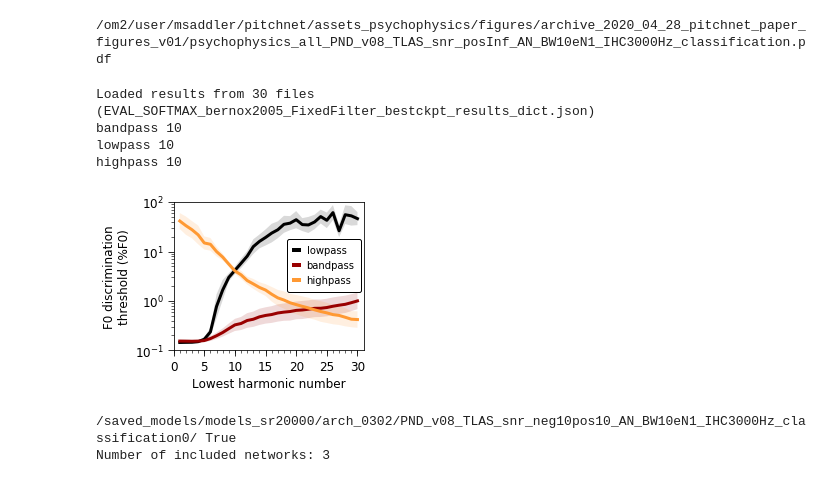
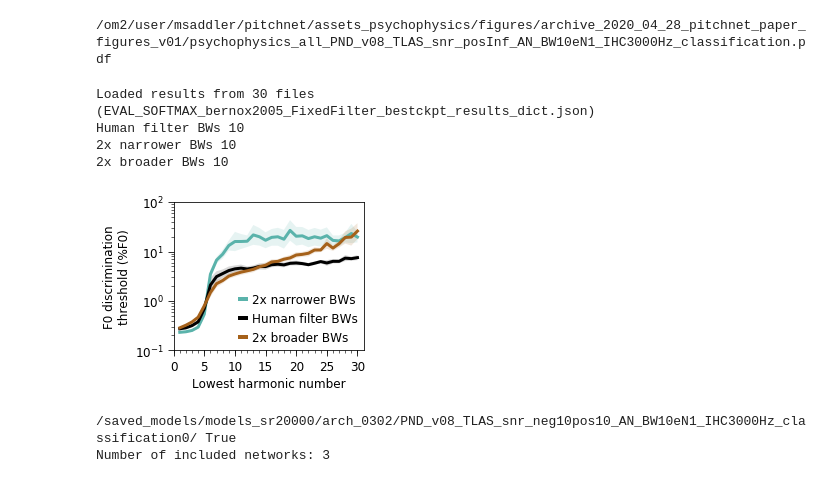
Before and after one commit to msaddler/pitchnet, a Jupyter notebook: assets_psychophysics/notebook_figures_poster.ipynb, the cells around one changed output. Cells and saved outputs as stored; diff of their text form; code cells hidden in the pictures.

```diff
--- a/assets_psychophysics/notebook_figures_poster.ipynb
+++ b/assets_psychophysics/notebook_figures_poster.ipynb
@@ -607,9 +598,9 @@ master_list = [
 #     ('/om/scratch/*/msaddler/pitchnet/saved_models/arch_search_v01_spont070_BW10eN1_IHC3000Hz_IHC7order/arch_*/EVAL_SOFTMAX_bernox2005_FixedFilter_bestckpt_results_dict.json', 'Human filter BWs'),
 #     ('/om/scratch/*/msaddler/pitchnet/saved_models/arch_search_v01_spont070_BW20eN1_IHC3000Hz_IHC7order/arch_*/EVAL_SOFTMAX_bernox2005_FixedFilter_bestckpt_results_dict.json', '2x broader BWs'),
 
-#     ('models_sr20000/arch_0302/PND_v08_TLAS_snr_neg10pos10_AN_BW05eN1_IHC3000Hz_classification*/', '2x narrower BWs'),
-#     ('models_sr20000/arch_0302/PND_v08_TLAS_snr_neg10pos10_AN_BW10eN1_IHC3000Hz_classification*/', 'Human filter BWs'),
-#     ('models_sr20000/arch_0302/PND_v08_TLAS_snr_neg10pos10_AN_BW20eN1_IHC3000Hz_classification*/', '2x broader BWs'),
+    ('models_sr20000/arch_0302/PND_v08_TLAS_snr_neg10pos10_AN_BW05eN1_IHC3000Hz_classification*/', '2x narrower BWs'),
+    ('models_sr20000/arch_0302/PND_v08_TLAS_snr_neg10pos10_AN_BW10eN1_IHC3000Hz_classification*/', 'Human filter BWs'),
+    ('models_sr20000/arch_0302/PND_v08_TLAS_snr_neg10pos10_AN_BW20eN1_IHC3000Hz_classification*/', '2x broader BWs'),
 
 #     ('/om/scratch/*/msaddler/pitchnet/saved_models/arch_search_v01_spont070_BW10eN1_IHC3000Hz_IHC7order/arch_*/EVAL_SOFTMAX_TEST_BW05eN1_IHC3000Hz_ANMODEL_bernox2005_FixedFilter_bestckpt_results_dict.json', '0.5x test only'),
 #     ('/om/scratch/*/msaddler/pitchnet/saved_models/arch_search_v01_spont070_BW10eN1_IHC3000Hz_IHC7order/arch_*/EVAL_SOFTMAX_bernox2005_FixedFilter_bestckpt_results_dict.json', '1.0x test only'),
@@ -633,9 +624,9 @@ master_list = [
 #     ('models_sr20000/arch_0302/PND_v08_TLAS_snr_neg10pos10_AN_BW10eN1_IHC3000Hz_classification*/', 'Speech + Music (natural)'),
 #     ('models_sr20000/arch_0302/PND_v08_TLAS_snr_neg10pos10_filter_signalBPv00_AN_BW10eN1_IHC3000Hz_classification*/', 'Speech + Music (bandpass)'),
 #     ('models_sr20000/arch_0302/PND_v08_TLAS_snr_neg10pos10_filter_signalHPv00_AN_BW10eN1_IHC3000Hz_classification*/', 'Speech + Music (highpass)'),
-    ('models_sr20000/arch_0302/PND_synthetic_noise_UMNm_snr_neg10pos10_phase0_filter_signalLPv00_AN_BW10eN1_IHC3000Hz_classification*/', 'lowpass'),
-    ('models_sr20000/arch_0302/PND_synthetic_noise_UMNm_snr_neg10pos10_phase0_filter_signalBPv00_AN_BW10eN1_IHC3000Hz_classification*/', 'bandpass'),
-    ('models_sr20000/arch_0302/PND_synthetic_noise_UMNm_snr_neg10pos10_phase0_filter_signalHPv00_AN_BW10eN1_IHC3000Hz_classification*/', 'highpass'),
+#     ('models_sr20000/arch_0302/PND_synthetic_noise_UMNm_snr_neg10pos10_phase0_filter_signalLPv00_AN_BW10eN1_IHC3000Hz_classification*/', 'lowpass'),
+#     ('models_sr20000/arch_0302/PND_synthetic_noise_UMNm_snr_neg10pos10_phase0_filter_signalBPv00_AN_BW10eN1_IHC3000Hz_classification*/', 'bandpass'),
+#     ('models_sr20000/arch_0302/PND_synthetic_noise_UMNm_snr_neg10pos10_phase0_filter_signalHPv00_AN_BW10eN1_IHC3000Hz_classification*/', 'highpass'),
 #     ('models_sr20000/arch_0302/PND_v08spch_TLAS_snr_neg10pos10_AN_BW10eN1_IHC3000Hz_classification*/', 'Speech only'),
 #     ('models_sr20000/arch_0302/PND_v08inst_TLAS_snr_neg10pos10_AN_BW10eN1_IHC3000Hz_classification*/', 'Music only'),
 ]
@@ -659,9 +650,9 @@ for key in results_dicts.keys():
     print(key, len(results_dicts[key]))
 # %% [output]
 Loaded results from 30 files (EVAL_SOFTMAX_bernox2005_FixedFilter_bestckpt_results_dict.json)
-bandpass 10
-lowpass 10
-highpass 10
+Human filter BWs 10
+2x narrower BWs 10
+2x broader BWs 10
 # %%
 ### bernox2005 discrimination threholds
 
@@ -684,29 +675,29 @@ kwargs = {
         'handletextpad':0.5,
     },
 }
-kwargs['kwargs_legend'] = {
+# kwargs['kwargs_legend'] = {
 #     'loc': 'upper left',
-    'loc':'best', 'bbox_to_anchor': (0.5, 0.27, 0.5, 0.5),
-    'frameon': True,
-    'framealpha': 1.0,
-    'facecolor': 'w',
-    'edgecolor': 'k',
-    'handlelength': 0.5,
-    'markerscale': 0.0,
-    'fontsize': 10,
-    'borderpad': 0.65,
-    'borderaxespad': 0.25,
-}
+# #     'loc':'best', 'bbox_to_anchor': (0.5, 0.27, 0.5, 0.5),
+#     'frameon': True,
+#     'framealpha': 1.0,
+#     'facecolor': 'w',
+#     'edgecolor': 'k',
+#     'handlelength': 0.5,
+#     'markerscale': 0.0,
+#     'fontsize': 10,
+#     'borderpad': 0.5,
+#     'borderaxespad': 0.25,
+# }
 if len(model_keys) < 4:
     kwargs['kwargs_legend']['ncol'] = 1
 
-color_list = util_figures.get_color_list(6, cmap_name='gist_heat') # CMAP FOR FILTERING SOUNDS
-color_list = [color_list[idx] for idx in [0, 2, 4]]
+# color_list = util_figures.get_color_list(6, cmap_name='gist_heat') # CMAP FOR FILTERING SOUNDS
+# color_list = [color_list[idx] for idx in [0, 2, 4]]
 # color_list = util_figures.get_color_list(8, cmap_name='Accent') # CMAP FOR SPEECH VS MUSIC
 # color_list = [color_list[idx] for idx in [4,5]]
 # color_list = util_figures.get_color_list(8, cmap_name='Dark2') # CMAP FOR IHC LOWPASS
 # color_list.insert(3, [0,0,0])
-# color_list = np.array([[90,180,172], [0,0,0], [166,97,26]])/256 # CMAP FOR COCH FILTER BW
+color_list = np.array([[90,180,172], [0,0,0], [166,97,26]])/256 # CMAP FOR COCH FILTER BW
 
 NROWS = 1
 NCOLS = 1
@@ -725,36 +716,36 @@ for cidx, key in enumerate(model_keys):
     }
     kwargs['rand_plot_kwargs'] = {
         'label': None,
         'color': color_list[cidx],
         'lw': 3
     }
 #     for rd in results_dicts[key]:
 #         plot_fcn(ax, rd, **kwargs)
 
     plot_fcn(ax, results_dicts[key], **kwargs)
 
 import matplotlib
 leg = [c for c in ax.get_children() if isinstance(c, matplotlib.legend.Legend)]
 if len(leg) == 1:
     for legobj in leg[0].legendHandles:
         legobj.set_linewidth(4.0)
 
 plt.tight_layout()
 plt.show()
 
-# save_dir = '/om2/user/msaddler/pitchnet/assets_psychophysics/figures/archive_2020_04_28_pitchnet_paper_figures_v01/'
-# save_fn = os.path.join(save_dir, 'psychophysics_bernoxSinePhase_manipulation_cochFilterBWs.pdf')
+save_dir = '/om2/user/msaddler/pitchnet/assets_psychophysics/figures/archive_2020_04_28_pitchnet_paper_figures_v01/'
+save_fn = os.path.join(save_dir, 'psychophysics_bernoxSinePhase_manipulation_cochFilterBWs.pdf')
 # save_fn = os.path.join(save_dir, 'psychophysics_bernoxSinePhase_manipulation_cochFilterBWs_rep10archs.pdf')
 # save_fn = os.path.join(save_dir, 'psychophysics_bernoxSinePhase_manipulation_IHClowpass.pdf')
 # save_fn = os.path.join(save_dir, 'psychophysics_bernoxSinePhase_manipulation_IHClowpass_rep10archs.pdf')
 # save_fn = os.path.join(save_dir, 'psychophysics_bernoxSinePhase_manipulation_sound_statistics_natural.pdf')
 # save_fn = os.path.join(save_dir, 'psychophysics_bernoxSinePhase_manipulation_sound_statistics_synthetic.pdf')
 # save_fn = os.path.join(save_dir, 'psychophysics_bernoxSinePhase_manipulation_sound_statistics_speech_vs_music.pdf')
 # fig.savefig(save_fn, bbox_inches='tight', pad_inches=0, transparent=False)
 
 # fig.savefig('tmp.pdf', bbox_inches='tight', pad_inches=0, transparent=False)
 # %% [output]
-[figure, old version]
+[figure, new version]
 # %%
 import sys
 import os
```
Also changed, not shown: parts of 5 cells of this notebook, 6 other files.
